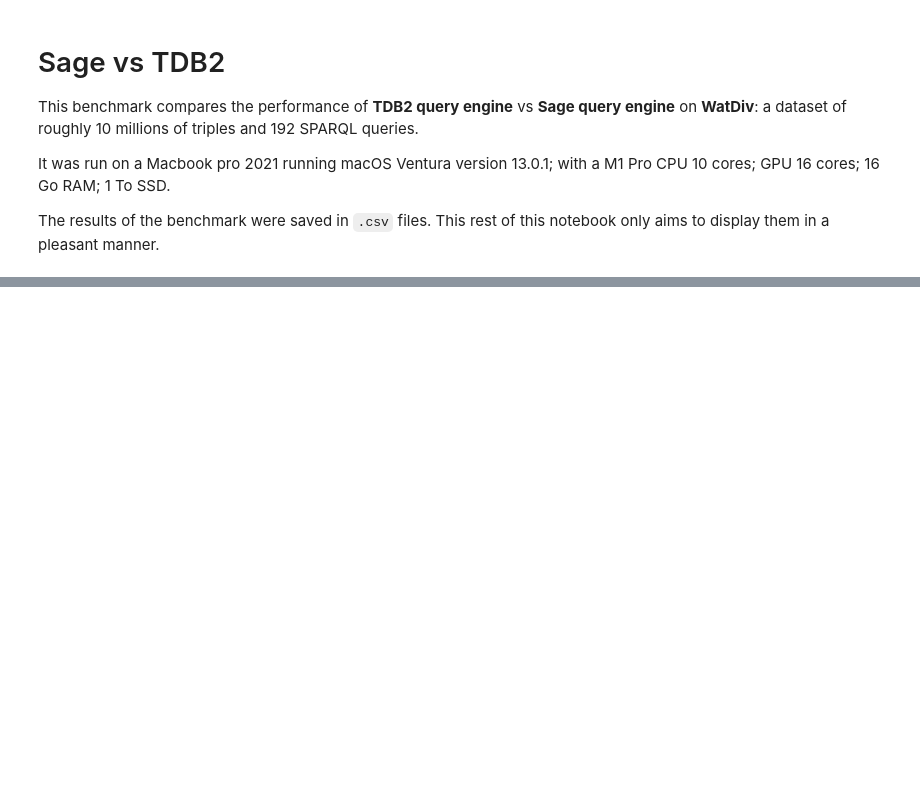
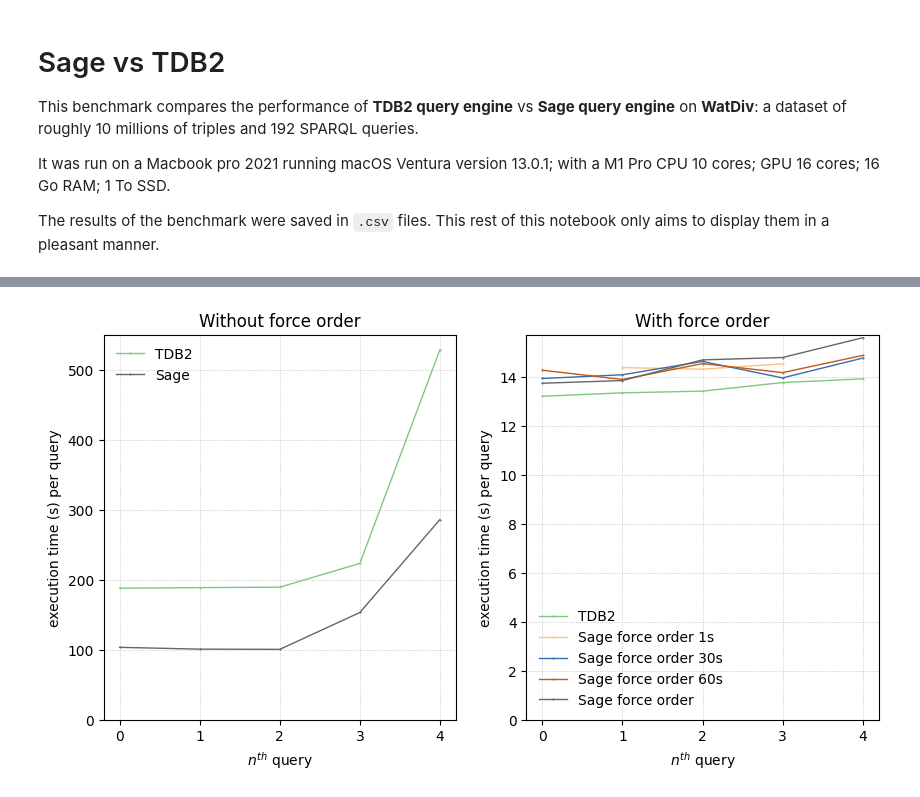
Before and after one commit to Chat-Wane/sage-jena, a Jupyter notebook: sage-jena-benchmarks/results/sage_vs_tdb2.ipynb, the cells around one changed output, grey strips where cells are left out. Drawn from its saved outputs; the diff is of its cells as text; code cells hidden in the pictures; blank space fills up the shorter version.

```diff
--- a/sage-jena-benchmarks/results/sage_vs_tdb2.ipynb
+++ b/sage-jena-benchmarks/results/sage_vs_tdb2.ipynb
@@ -88,0 +163,12 @@ Text(0, 0.5, 'time (ms)')
+# %%
+title_to_csv = readFiles(["Long"])
+
+allColumnsToFloat(title_to_csv, "Score")
+allAndOnlyMode(title_to_csv, "ss")
+
+no_force_order_df = baseline(title_to_csv, [""], ["force order"])
+force_order_df = baseline(title_to_csv, ["force order"])
+
+plotGraphs([no_force_order_df, force_order_df], ["Without force order", "With force order"], "s")
+# %% [output]
+[figure, added]
```
Also changed, not shown: parts of 7 cells of this notebook, 17 other files.
